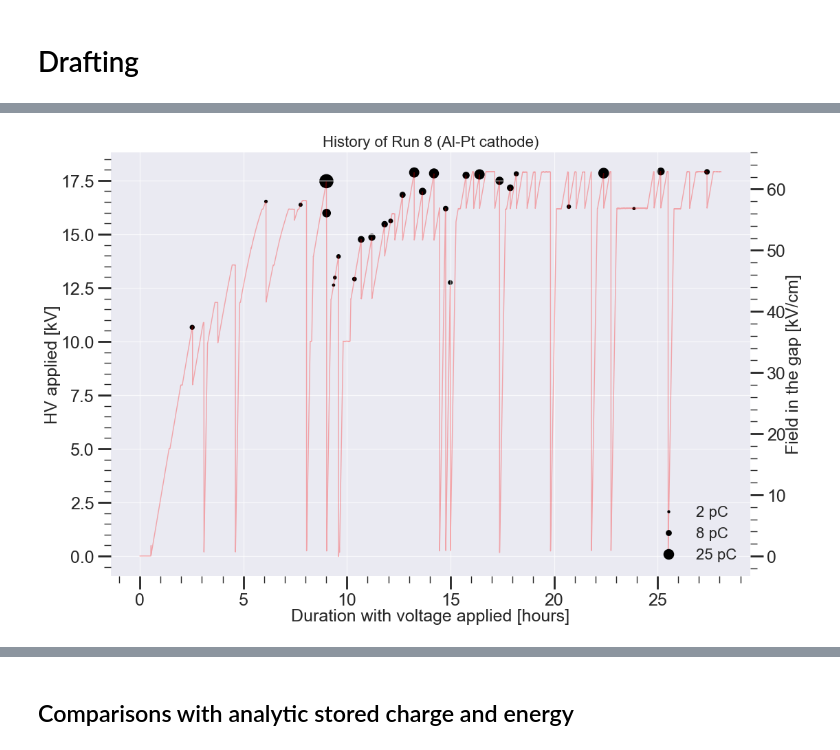
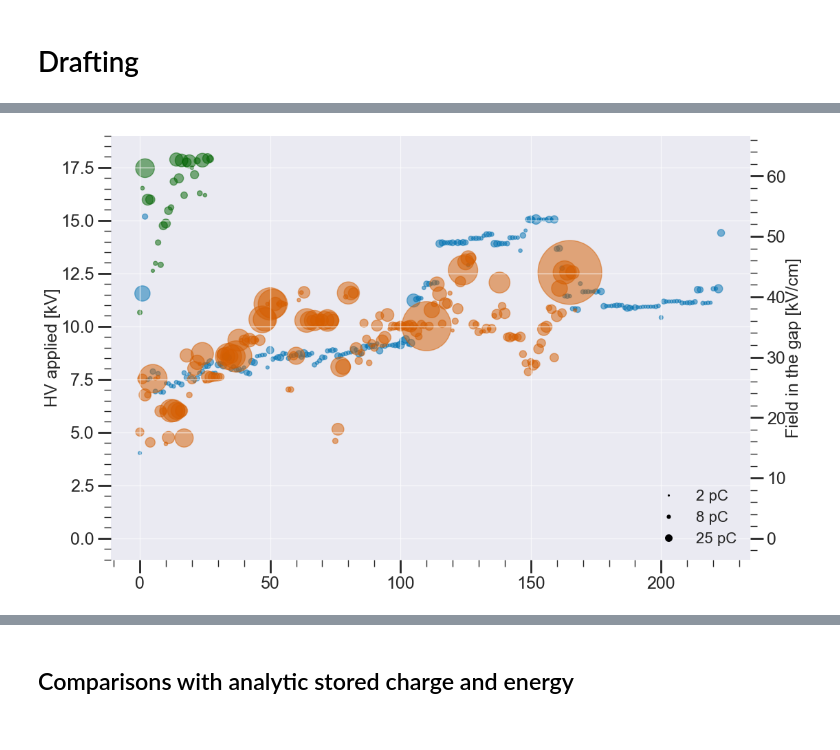
Before and after one commit to ejangelico/ad2-data-processing, a Jupyter notebook: notebooks/Analysis of run comparisons.ipynb, the cells around one changed output, grey strips where cells are left out. Saved outputs shown, nothing was run; the diff lists cells and outputs as text; code cells hidden in the pictures.

Commit message:
Found an issue with peakfinder that required some tuning of the run config parameters for it. Also significant changes to history plot aesthetics

```diff
--- a/notebooks/Analysis of run comparisons.ipynb
+++ b/notebooks/Analysis of run comparisons.ipynb
@@ -17,7 +18,7 @@ import AnalysisTools
 # %%
 topdirs = {5:"../../data/Run5/", 6:"../../data/Run6/", 7:"../../data/Run7/", 8:"../../data/Run8/", 9:"../../data/Run9/"}
 configs = {5:"../configs/run5_config.yaml", 6:"../configs/run6_config.yaml", 7:"../configs/run7_config.yaml", 8:"../configs/run8_config.yaml", 9:"../configs/run9_config.yaml"}
-titles = {5:"SS uncoated", 6:"Refill of SS uncoated", 7:"Al-MgF2 (50nm)", 8:"Al-Pt (50nm)", 9:"Al-MgF2 (20nm)"}
+titles = {5:"SS uncoated", 6:"Refill of SS uncoated", 7:"MgF2 (50nm)", 8:"Pt (50nm)", 9:"MgF2 (20nm)"}
 red_file_name = "combined_reduced.p"
 #analysis tools objects, unloaded data
 anas = {}
@@ -26,6 +27,7 @@ for n in topdirs:
 # %%
 #load data into mem if you want
 for n, ana in anas.items():
+    if(n==5 or n == 6): continue
     ana.load_dataframe()
 # %% [markdown]
 ## PMT Amplitudes
@@ -332,44 +404,49 @@ plt.show()
 # %%
-ana = anas[8]
-d = ana.df
-ana.load_hv_textfiles()
-ana.identify_ramps(ref='v_mon')
-#an attempt to make code that will give me the HV ramp curve along with
-#amplitudes and times of any charge  signals that arrive
+colors = plt.rcParams['axes.prop_cycle'].by_key()['color']
+colors[1] = 'darkgreen'
+charge_dot_scale = 10
+
 fig, ax = plt.subplots()
-tdmap = ana.time_duration_map
-ax.plot(np.array(tdmap["dur"])/3600, tdmap["v"], 'r-', linewidth=1, alpha=0.3)
-
-mask = (d["ch3 amp"] > 2) & (d["ch3 amp"] != None)
-d_ch = np.array(d[mask]["ch3 charge"])
-d_sec = np.array(d[mask]["ch3 seconds"])
-d_hv = np.array(d[mask]["ch3 hv"])
-d_E = np.array(d[mask]["ch3 field"])
-
-#recast time
-hv_event_durs = [ana.get_duration_from_timestamp(_)/3600 for _ in d_sec]
-ax.scatter(hv_event_durs, d_hv, s=list(np.array(d_ch)*20), color='k')
-
+ax.set_ylim([-1, 19]) #fixed axis for all
+#ax.set_xlim([-1, 42])
 ax2 = ax.twinx()
 E_f = lambda V:V/0.285
 ymin, ymax = ax.get_ylim()
 ax2.set_ylim(E_f(ymin), E_f(ymax))
 ax2.plot([], [])
 
 # Define custom legend entries with markers
-legend_elements = [
-    Line2D([0], [0], marker='o', linewidth=0, color='k', markersize=np.sqrt(2*20)/2, label='2 pC'),
-    Line2D([0], [0], marker='o', linewidth=0, color='k', markersize=np.sqrt(8*20)/2, label='8 pC'),
-    Line2D([0], [0], marker='o', linewidth=0, color='k', markersize=np.sqrt(25*20)/2, label='25 pC'),
-]
+legend_elements = [\
+    Line2D([0], [0], marker='o', linewidth=0, color='k', markersize=np.sqrt(2*charge_dot_scale)/2, label='2 pC'),
+    Line2D([0], [0], marker='o', linewidth=0, color='k', markersize=np.sqrt(8*charge_dot_scale)/2, label='8 pC'),
+    Line2D([0], [0], marker='o', linewidth=0, color='k', markersize=np.sqrt(25*charge_dot_scale)/2, label='25 pC')]
+
+for i, run in enumerate([7,8,9]):
+    ana = anas[run]
+    d = ana.df
+    d = d[~d["ch3 charge"].isna()]
+
+    #get all events with any amount of charge
+    mask = ((d["ch3 n negpeaks"] > 0) | (d["ch3 n pospeaks"] == 0)) & (np.abs(d["ch3 charge"]) > 1)
+    d_ch = np.array(d[mask]["ch3 charge"])
+    d_sec = np.array(d[mask]["ch3 seconds"])
+    d_hv = np.array(d[mask]["ch3 hv"])
+
+    #sort all three lists by the order of d_sec
+    d_sec, d_ch, d_hv = zip(*sorted(zip(d_sec, d_ch, d_hv)))
+
+    ax.scatter(range(len(d_hv)), d_hv, s=list(np.abs(np.array(d_ch))*charge_dot_scale), marker='o', alpha=0.5, facecolor=colors[i], edgecolor=colors[i])
+
+
+
 
 # Add legend with custom legend entries
 ax.legend(handles=legend_elements, loc='lower right')
 ax.set_ylabel("HV applied [kV]")
 ax2.set_ylabel("Field in the gap [kV/cm]")
 ax2.grid(False)
-ax.set_xlabel("Duration with voltage applied [hours]")
-ax.set_title("History of Run 8 (Al-Pt cathode)")
+#ax.set_xlabel("Duration with voltage applied [hours]")
+#ax.set_title("Runs compared: charge events as circles, high voltage applied as lines")
 plt.show()
 # %% [output]
-[figure, old version]
+[figure, new version]
```
Also changed, not shown: parts of 14 cells of this notebook, 5 other files.
